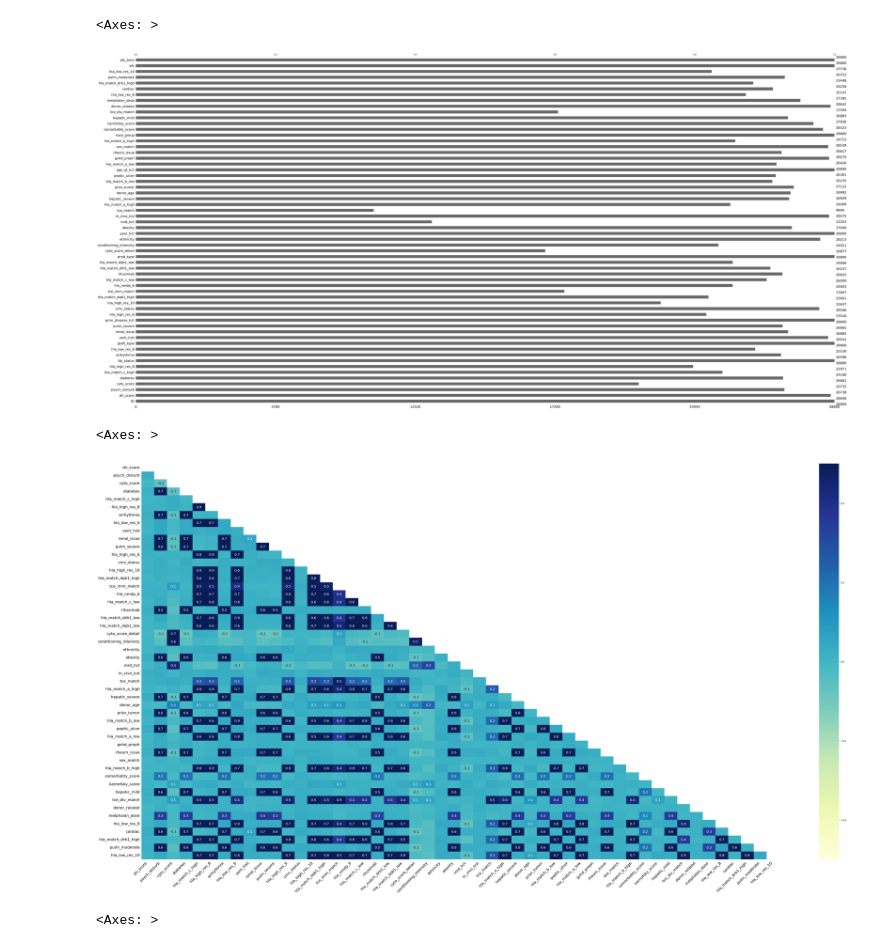
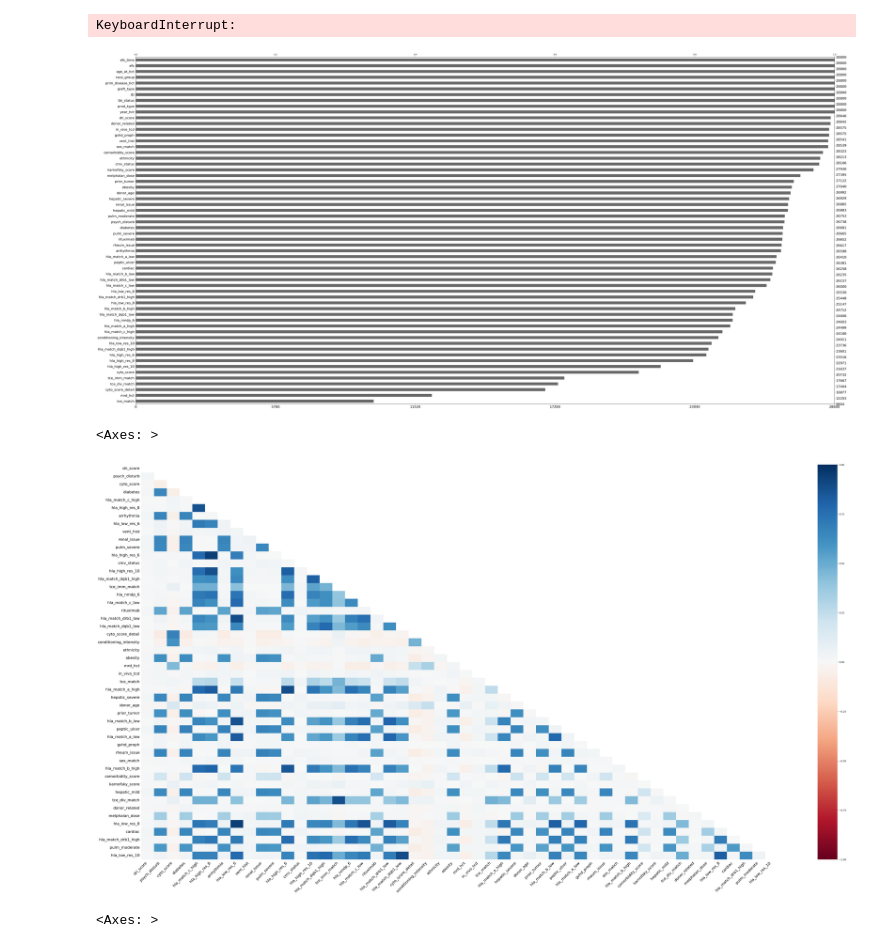
Before and after one commit to ayantalukdar/Project001, a Jupyter notebook: analysis.ipynb, the cells around one changed output. Cells and saved outputs as stored; diff of their text form; code cells hidden in the pictures.

```diff
--- a/analysis.ipynb
+++ b/analysis.ipynb
@@ -5,15 +5,17 @@ import matplotlib.pyplot as plt
 import numpy as np
 import datetime as dt
 import missingno as msno
-transaction_df = pd.read_csv("/home/avi/Code/CIBMR/Kaggle/Data/train.csv")
+df = pd.read_csv("/home/avi/Code/CIBMR/Kaggle/Data/train.csv")
+# df = df.drop(columns=['tce_match','mrd_hct'])
 # %%
-msno.bar(transaction_df,figsize=(60,30))
+msno.bar(df,figsize=(60,30),sort="ascending")
 # %% [output]
-<Axes: >
+KeyboardInterrupt:
-[figure, old version]
+[figure, new version]
 # %%
-msno.heatmap(transaction_df, cmap='YlGnBu',figsize=(60,30),vmin=-0.5,vmax=0.5)
+# msno.heatmap(df, cmap='YlGnBu',figsize=(60,30),vmin=-0.1,vmax=0.1)
+msno.heatmap(df,figsize=(60,30),labels=False)
 # %% [output]
 <Axes: >
-[figure, old version]
+[figure, new version]
 # %%
```
Also changed, not shown: parts of 8 cells of this notebook.
